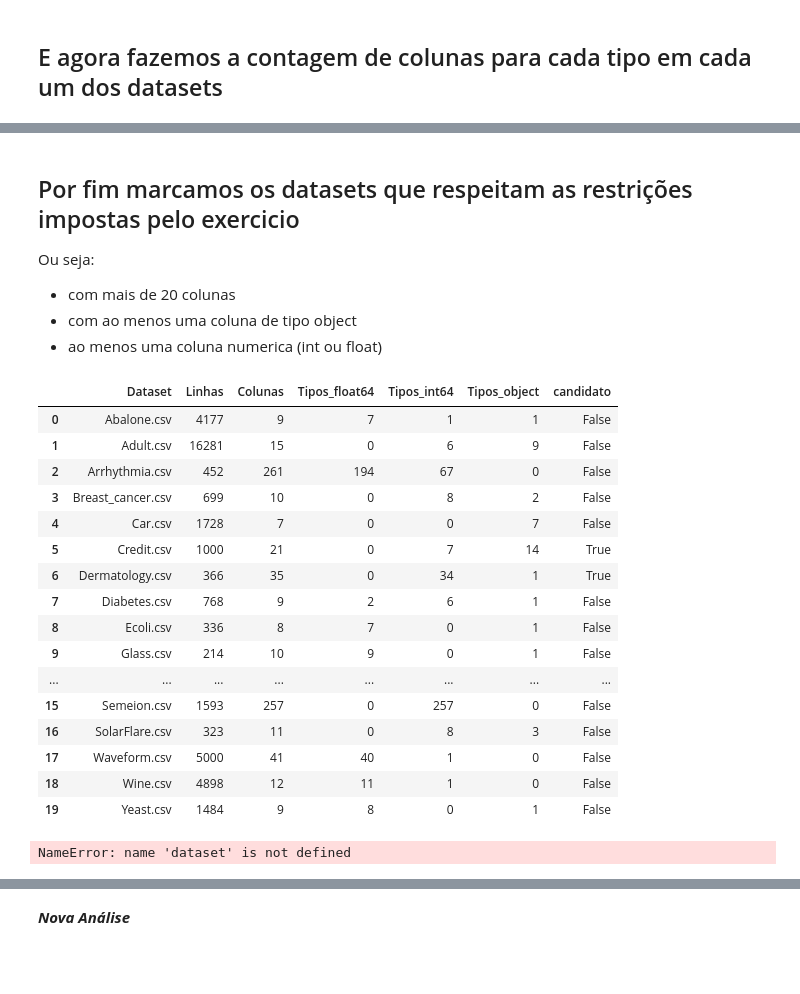
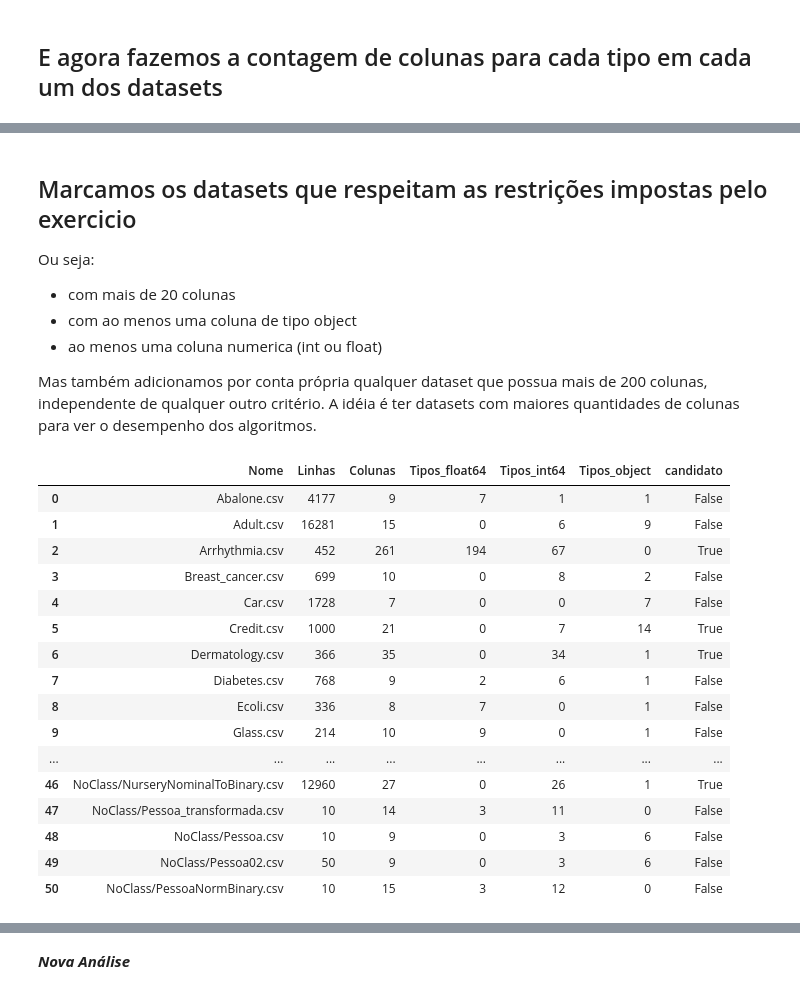
Before and after one commit to gilcesarf/imd3002-202502, a Jupyter notebook: Aula08/exercicio-aula07.ipynb, the cells around one changed output, grey strips where cells are left out. Drawn from its saved outputs; the diff is of its cells as text; code cells hidden in the pictures; blank space fills up the shorter version.

```diff
--- a/Aula08/exercicio-aula07.ipynb
+++ b/Aula08/exercicio-aula07.ipynb
@@ -104,11 +109,12 @@ all_types
 ## E agora fazemos a contagem de colunas para cada tipo em cada um dos datasets
 # %%
 allInfo = pd.DataFrame([{
-    "Dataset": d["name"],
+    "Dataset": d["dataset"],
+    "Nome": d["name"],
     "Linhas": d["dataset"].shape[0],
     "Colunas": d["dataset"].shape[1],
     **{f"Tipos_{t}": (d["dataset"].dtypes.apply(lambda x: str(x)) == t).sum() for t in all_types}
 } for d in dslist])
 
-allInfo
+allInfo.loc[:, allInfo.columns != "Dataset"]
 # %% [output]
@@ -132,26 +138,31 @@ allInfo
 # %% [markdown]
-## Por fim marcamos os datasets que respeitam as restrições impostas pelo exercicio
+## Marcamos os datasets que respeitam as restrições impostas pelo exercicio
+
 Ou seja:
 - com mais de 20 colunas
 - com ao menos uma coluna de tipo object
 - ao menos uma coluna numerica (int ou float)
+
+Mas também adicionamos por conta própria qualquer dataset que possua mais de 200 colunas, independente de qualquer outro critério. A idéia é ter datasets com maiores quantidades de colunas para ver o desempenho dos algoritmos.
 # %%
 # Agora adicionamos candidato usando as colunas criadas
+
 allInfo["candidato"] = (
-    (allInfo["Colunas"] > 20) &
+    ((allInfo["Colunas"] > 20) &
     (allInfo.get("Tipos_object", 0) > 0) &
     (
         (allInfo.get("Tipos_float64", 0) > 0) |
         (allInfo.get("Tipos_int64", 0) > 0)
-    )
+    )) |
+    (allInfo["Colunas"] > 200)
 )
 
-allInfo
+allInfo.loc[:, allInfo.columns != "Dataset"]
 # %% [output]
-|  | Dataset | Linhas | Colunas | Tipos_float64 | Tipos_int64 | Tipos_object | candidato |
+|  | Nome | Linhas | Colunas | Tipos_float64 | Tipos_int64 | Tipos_object | candidato |
 | 0 | Abalone.csv | 4177 | 9 | 7 | 1 | 1 | False |
 | 1 | Adult.csv | 16281 | 15 | 0 | 6 | 9 | False |
-| 2 | Arrhythmia.csv | 452 | 261 | 194 | 67 | 0 | False |
+| 2 | Arrhythmia.csv | 452 | 261 | 194 | 67 | 0 | True |
 | 3 | Breast_cancer.csv | 699 | 10 | 0 | 8 | 2 | False |
 | 4 | Car.csv | 1728 | 7 | 0 | 0 | 7 | False |
 | 5 | Credit.csv | 1000 | 21 | 0 | 7 | 14 | True |
@@ -160,19 +171,8 @@ allInfo
 | 8 | Ecoli.csv | 336 | 8 | 7 | 0 | 1 | False |
 | 9 | Glass.csv | 214 | 10 | 9 | 0 | 1 | False |
 | ... | ... | ... | ... | ... | ... | ... | ... |
-| 15 | Semeion.csv | 1593 | 257 | 0 | 257 | 0 | False |
-| 16 | SolarFlare.csv | 323 | 11 | 0 | 8 | 3 | False |
-| 17 | Waveform.csv | 5000 | 41 | 40 | 1 | 0 | False |
-| 18 | Wine.csv | 4898 | 12 | 11 | 1 | 0 | False |
-| 19 | Yeast.csv | 1484 | 9 | 8 | 0 | 1 | False |
+| 46 | NoClass/NurseryNominalToBinary.csv | 12960 | 27 | 0 | 26 | 1 | True |
+| 47 | NoClass/Pessoa_transformada.csv | 10 | 14 | 3 | 11 | 0 | False |
+| 48 | NoClass/Pessoa.csv | 10 | 9 | 0 | 3 | 6 | False |
+| 49 | NoClass/Pessoa02.csv | 50 | 9 | 0 | 3 | 6 | False |
+| 50 | NoClass/PessoaNormBinary.csv | 10 | 15 | 3 | 12 | 0 | False |
-# %%
-# Obtendo todas as colnas, exceto a última
-dataset_X = dataset.iloc[:, :-1]
-
-### print(atributos)
-X = dataset_X           # Features
-y = dataset.iloc[:, -1] # Target
-
-print(X)
-# %% [output]
-NameError: name 'dataset' is not defined
```
Also changed, not shown: parts of 15 cells of this notebook.
